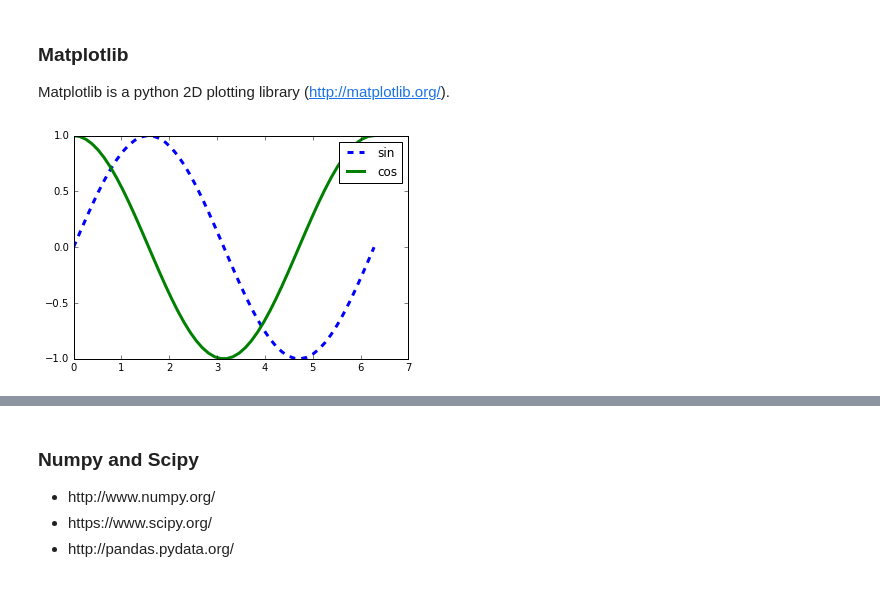
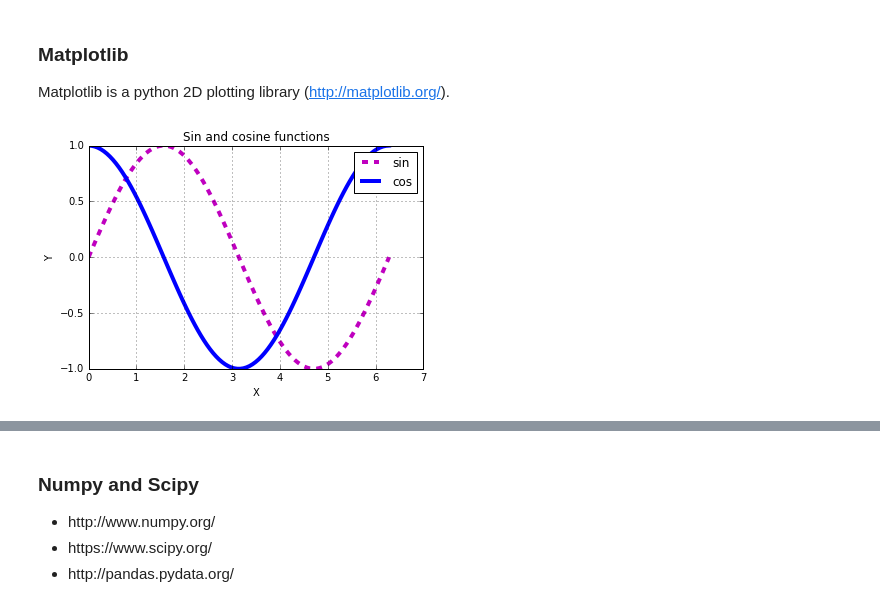
Before and after one commit to krikamol/SCMA241, a Jupyter notebook: notebook/advances_topics.ipynb, the cells around one changed output, grey strips where cells are left out. Saved outputs shown, nothing was run; the diff lists cells and outputs as text; code cells hidden in the pictures.

```diff
--- a/notebook/advances_topics.ipynb
+++ b/notebook/advances_topics.ipynb
@@ -144,17 +168,21 @@ import math
 
 %matplotlib inline
 # %%
-x = np.linspace(0,2*math.pi,50)
+x = np.linspace(0,2*math.pi,100)
 y_sin = list(map(lambda x:np.sin(x),x))
 y_cos = list(map(lambda x:np.cos(x),x))
 # %%
-plt.plot(x,y_sin,'--',lw=3,label='sin');
-plt.plot(x,y_cos,lw=3,label='cos');
+plt.plot(x,y_sin,'--',lw=4,color='m',label='sin');
+plt.plot(x,y_cos,lw=4,label='cos');
+plt.grid()
+plt.xlabel('X')
+plt.ylabel('Y')
+plt.title('Sin and cosine functions')
 plt.legend()
 
 plt.savefig('myplot.png',format='png',dpi=300);
 # %% [output]
-[figure, old version]
+[figure, new version]
 # %%
 # histogram
 mu, sigma = 2, 1
```
Also changed, not shown: parts of 7 cells of this notebook, 1 other file.
